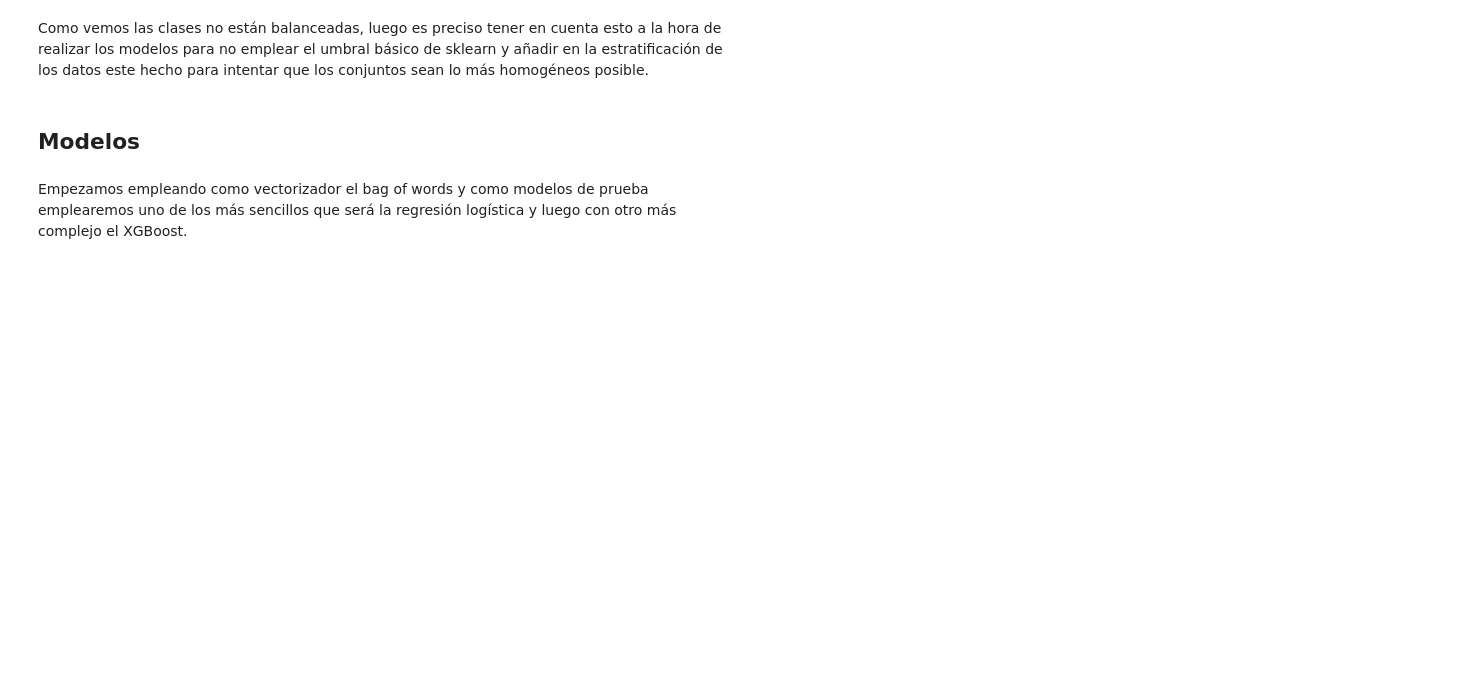
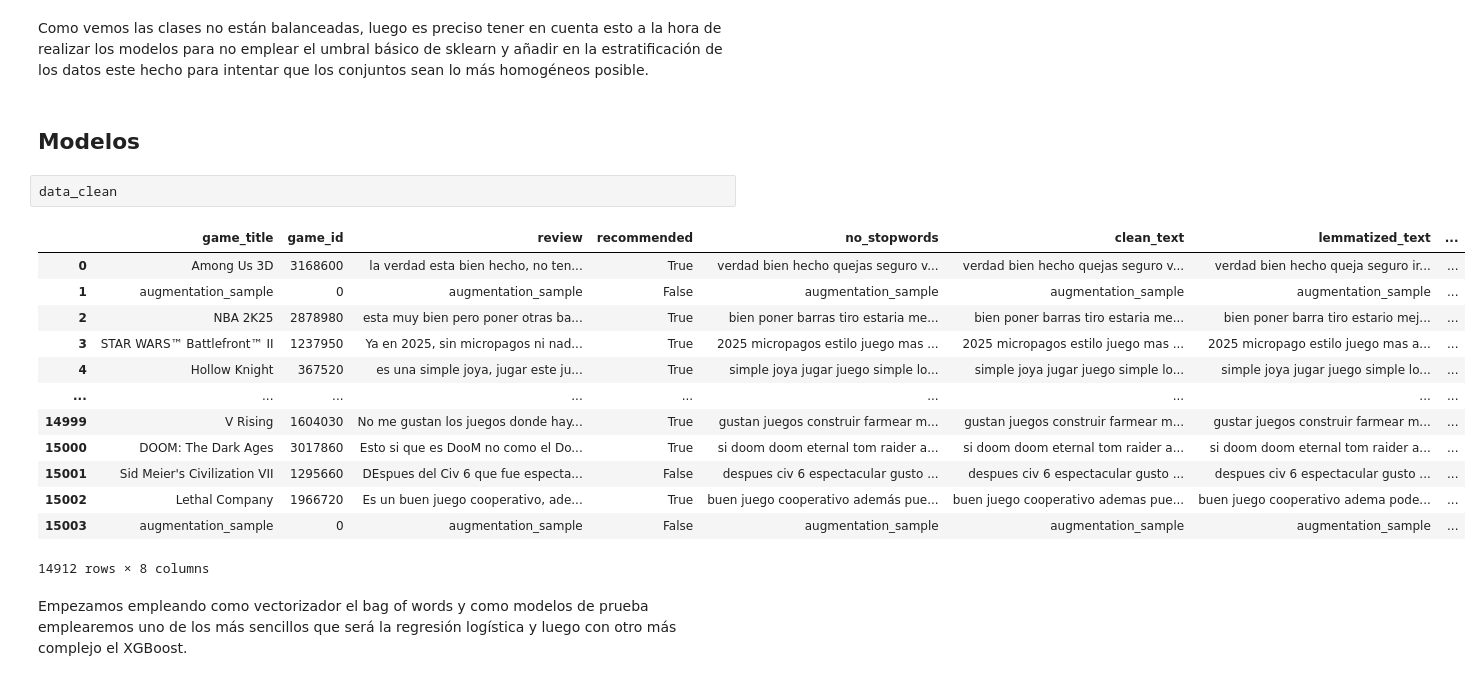
Before and after one commit to Mr-ion77/steam-reviewing, a Jupyter notebook: modelos_steam.ipynb, the cells around one changed output. Drawn from its saved outputs; the diff is of its cells as text; blank space fills up the shorter version.

```diff
--- a/modelos_steam.ipynb
+++ b/modelos_steam.ipynb
@@ -51,6 +51,22 @@ Name: count, dtype: int64
 Como vemos las clases no están balanceadas, luego es preciso tener en cuenta esto a la hora de realizar los modelos para no emplear el umbral básico de sklearn y añadir en la estratificación de los datos este hecho para intentar que los conjuntos sean lo más homogéneos posible.
 # %% [markdown]
 ## Modelos
+# %%
+data_clean
+# %% [output]
+|  | game_title | game_id | review | recommended | no_stopwords | clean_text | lemmatized_text | ... |
+| 0 | Among Us 3D | 3168600 | la verdad esta bien hecho, no ten... | True | verdad bien hecho quejas seguro v... | verdad bien hecho quejas seguro v... | verdad bien hecho queja seguro ir... | ... |
+| 1 | augmentation_sample | 0 | augmentation_sample | False | augmentation_sample | augmentation_sample | augmentation_sample | ... |
+| 2 | NBA 2K25 | 2878980 | esta muy bien pero poner otras ba... | True | bien poner barras tiro estaria me... | bien poner barras tiro estaria me... | bien poner barra tiro estario mej... | ... |
+| 3 | STAR WARS™ Battlefront™ II | 1237950 | Ya en 2025, sin micropagos ni nad... | True | 2025 micropagos estilo juego mas ... | 2025 micropagos estilo juego mas ... | 2025 micropago estilo juego mas a... | ... |
+| 4 | Hollow Knight | 367520 | es una simple joya, jugar este ju... | True | simple joya jugar juego simple lo... | simple joya jugar juego simple lo... | simple joya jugar juego simple lo... | ... |
+| ... | ... | ... | ... | ... | ... | ... | ... | ... |
+| 14999 | V Rising | 1604030 | No me gustan los juegos donde hay... | True | gustan juegos construir farmear m... | gustan juegos construir farmear m... | gustar juegos construir farmear m... | ... |
+| 15000 | DOOM: The Dark Ages | 3017860 | Esto si que es DooM no como el Do... | True | si doom doom eternal tom raider a... | si doom doom eternal tom raider a... | si doom doom eternal tom raider a... | ... |
+| 15001 | Sid Meier's Civilization VII | 1295660 | DEspues del Civ 6 que fue especta... | False | despues civ 6 espectacular gusto ... | despues civ 6 espectacular gusto ... | despues civ 6 espectacular gusto ... | ... |
+| 15002 | Lethal Company | 1966720 | Es un buen juego cooperativo, ade... | True | buen juego cooperativo además pue... | buen juego cooperativo ademas pue... | buen juego cooperativo adema pode... | ... |
+| 15003 | augmentation_sample | 0 | augmentation_sample | False | augmentation_sample | augmentation_sample | augmentation_sample | ... |
+14912 rows × 8 columns
 # %% [markdown]
 Empezamos empleando como vectorizador el bag of words y como modelos de prueba emplearemos uno de los más sencillos que será la regresión logística y luego con otro más complejo el XGBoost.
 # %%
```
Also changed, not shown: parts of 2 cells of this notebook, 2 other files.
